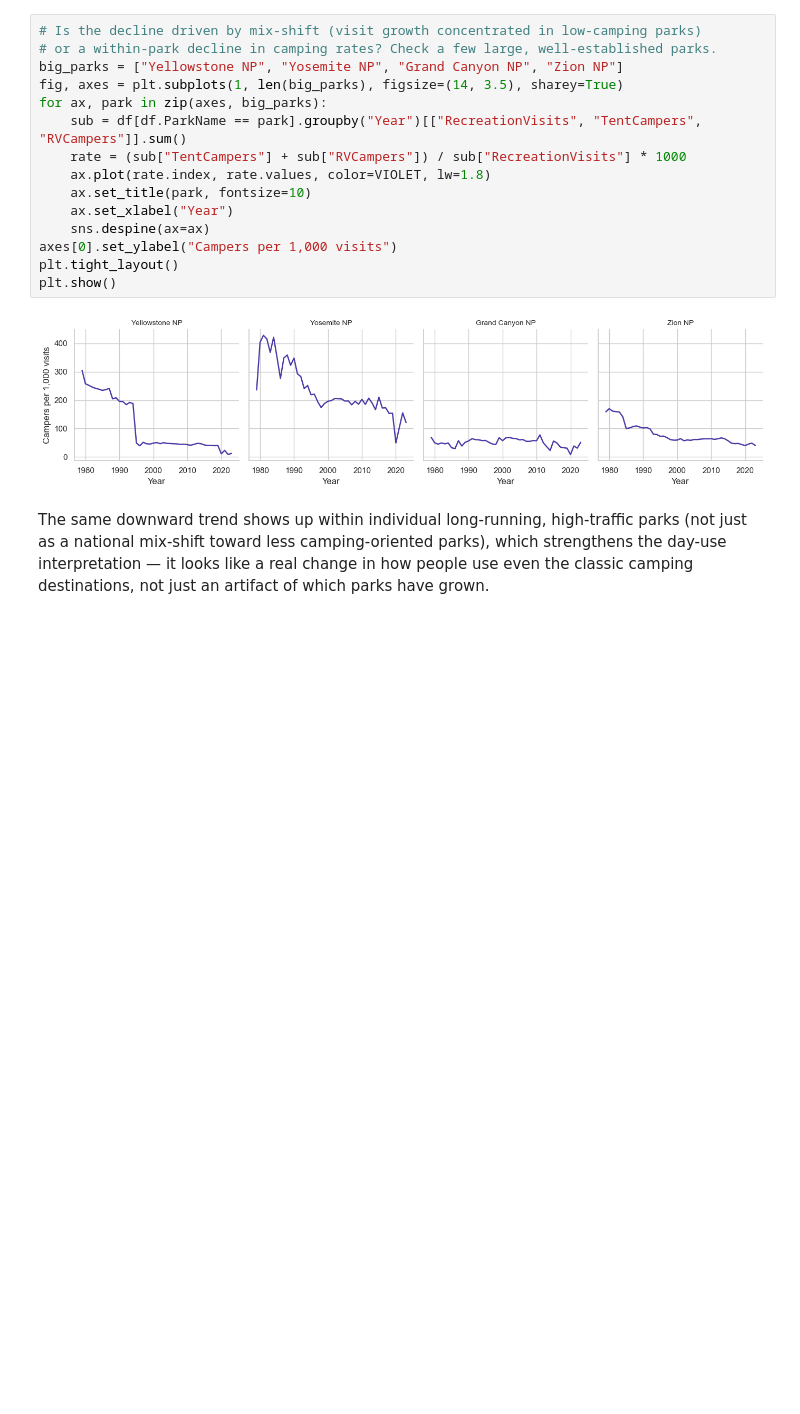
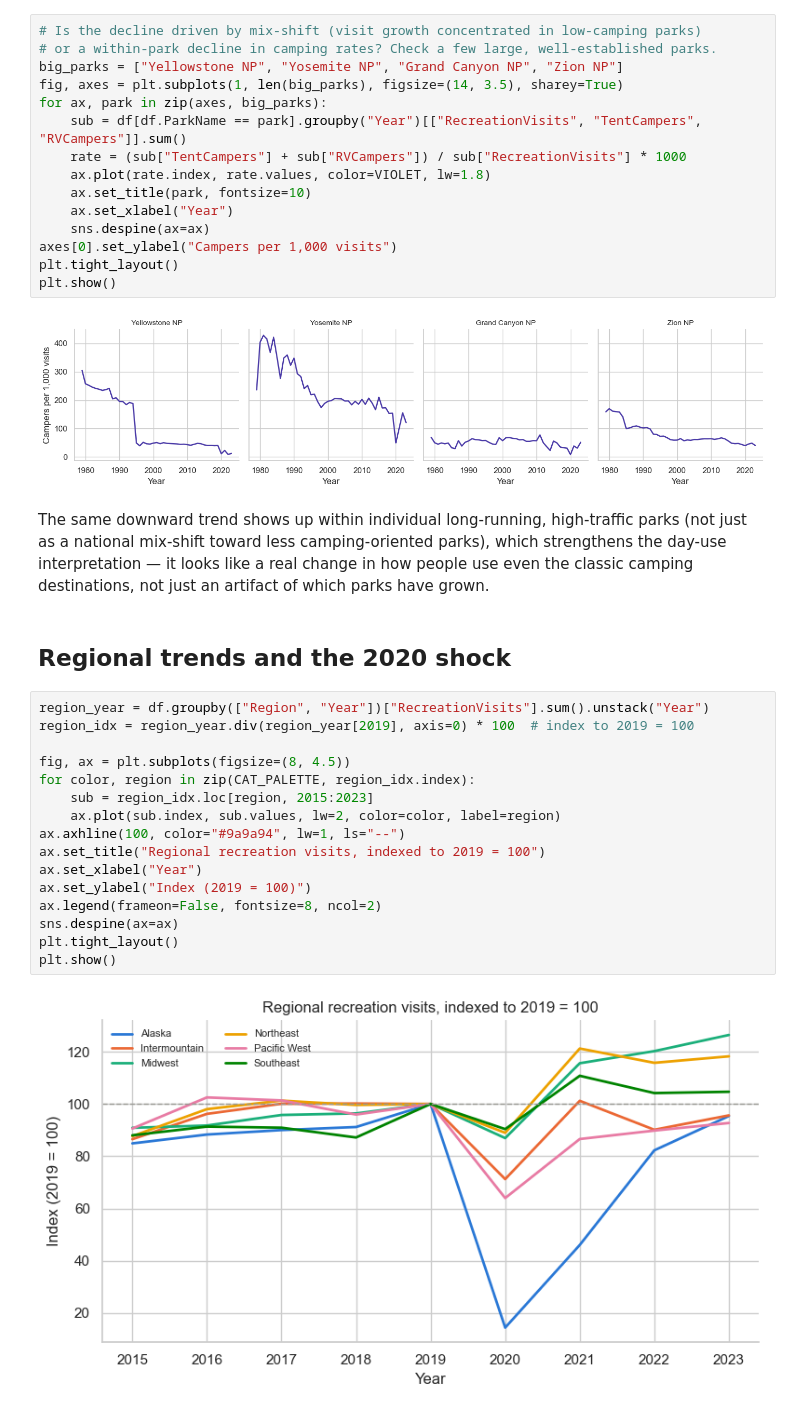
Before and after one commit to sikandaral/SI_699_mini_project, a Jupyter notebook: notebooks/sikandar_eda.ipynb, the cells around one changed output. Saved outputs shown, nothing was run; the diff lists cells and outputs as text; blank space fills up the shorter version.

Commit message:
notebook: regional trends and 2020 shock/recovery

```diff
--- a/notebooks/sikandar_eda.ipynb
+++ b/notebooks/sikandar_eda.ipynb
@@ -297,3 +297,23 @@ parks (not just as a national mix-shift toward less camping-oriented parks),
 which strengthens the day-use interpretation — it looks like a real change in
 how people use even the classic camping destinations, not just an artifact of
 which parks have grown.
+# %% [markdown]
+## Regional trends and the 2020 shock
+# %%
+region_year = df.groupby(["Region", "Year"])["RecreationVisits"].sum().unstack("Year")
+region_idx = region_year.div(region_year[2019], axis=0) * 100  # index to 2019 = 100
+
+fig, ax = plt.subplots(figsize=(8, 4.5))
+for color, region in zip(CAT_PALETTE, region_idx.index):
+    sub = region_idx.loc[region, 2015:2023]
+    ax.plot(sub.index, sub.values, lw=2, color=color, label=region)
+ax.axhline(100, color="#9a9a94", lw=1, ls="--")
+ax.set_title("Regional recreation visits, indexed to 2019 = 100")
+ax.set_xlabel("Year")
+ax.set_ylabel("Index (2019 = 100)")
+ax.legend(frameon=False, fontsize=8, ncol=2)
+sns.despine(ax=ax)
+plt.tight_layout()
+plt.show()
+# %% [output]
+[figure, added]
```
Also changed, not shown: parts of 4 cells of this notebook.
